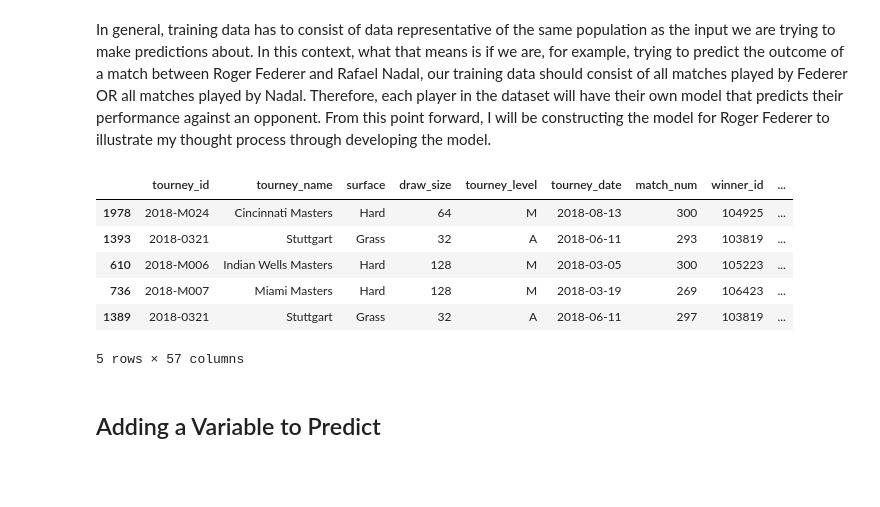
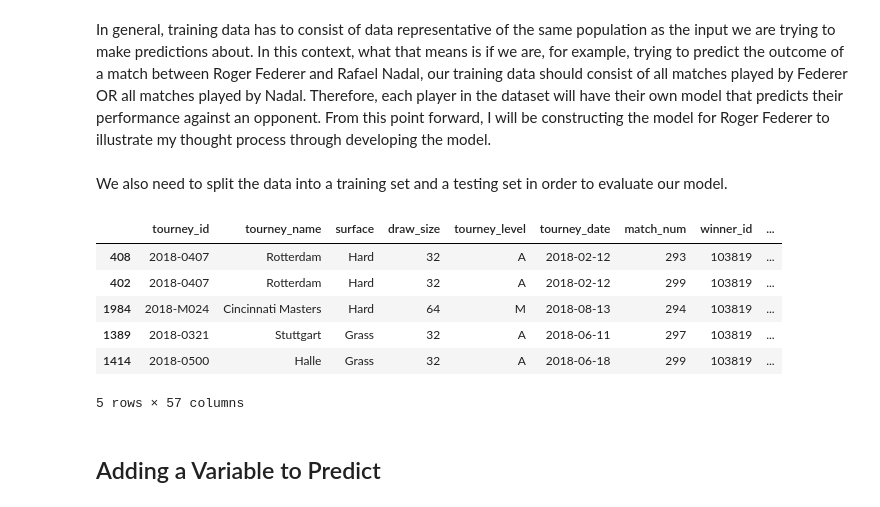
Before and after one commit to rkunani/GameSetMatch, a Jupyter notebook: feature-engineering.ipynb, the cells around one changed output. Saved outputs shown, nothing was run; the diff lists cells and outputs as text; code cells hidden in the pictures; blank space fills up the shorter version.

Commit message:
Restrict train-test split to Federer's data

```diff
--- a/feature-engineering.ipynb
+++ b/feature-engineering.ipynb
@@ -15,7 +15,7 @@ plt.rcParams['figure.dpi'] = 150
 We saved the cleaned data to a file in the `data-cleaning` notebook, so let's load that data in.
 # %%
 data_file = Path("./data", "cleaned_data.hdf")
-match_2018_train_df = pd.read_hdf(data_file, "train")
+match_2018_train_df = pd.read_hdf(data_file, "clean_data")
 # %%
 match_2018_train_df.head()
 # %% [output]
@@ -141,15 +141,20 @@ In general, training data has to consist of data representative of the same popu
 def get_matches_for_player(data, player):
     """Returns a DataFrame containing all matches in DATA in which PLAYER played."""
     return data[(data['winner_name'] == player) | (data['loser_name'] == player)]
+# %% [markdown]
+We also need to split the data into a training set and a testing set in order to evaluate our model.
 # %%
-fed_2018 = get_matches_for_player(match_2018_train_df, "Roger Federer")
+fed_2018_all = get_matches_for_player(match_2018_train_df, "Roger Federer")
+
+from sklearn.model_selection import train_test_split
+fed_2018, fed_2018_test = train_test_split(fed_2018_all, test_size=0.1)
 fed_2018.head()
 # %% [output]
 |  | tourney_id | tourney_name | surface | draw_size | tourney_level | tourney_date | match_num | winner_id | ... |
-| 1978 | 2018-M024 | Cincinnati Masters | Hard | 64 | M | 2018-08-13 | 300 | 104925 | ... |
-| 1393 | 2018-0321 | Stuttgart | Grass | 32 | A | 2018-06-11 | 293 | 103819 | ... |
-| 610 | 2018-M006 | Indian Wells Masters | Hard | 128 | M | 2018-03-05 | 300 | 105223 | ... |
-| 736 | 2018-M007 | Miami Masters | Hard | 128 | M | 2018-03-19 | 269 | 106423 | ... |
+| 408 | 2018-0407 | Rotterdam | Hard | 32 | A | 2018-02-12 | 293 | 103819 | ... |
+| 402 | 2018-0407 | Rotterdam | Hard | 32 | A | 2018-02-12 | 299 | 103819 | ... |
+| 1984 | 2018-M024 | Cincinnati Masters | Hard | 64 | M | 2018-08-13 | 294 | 103819 | ... |
 | 1389 | 2018-0321 | Stuttgart | Grass | 32 | A | 2018-06-11 | 297 | 103819 | ... |
+| 1414 | 2018-0500 | Halle | Grass | 32 | A | 2018-06-18 | 299 | 103819 | ... |
 5 rows × 57 columns
 # %%
```
Also changed, not shown: parts of 12 cells of this notebook, 1 other file.
